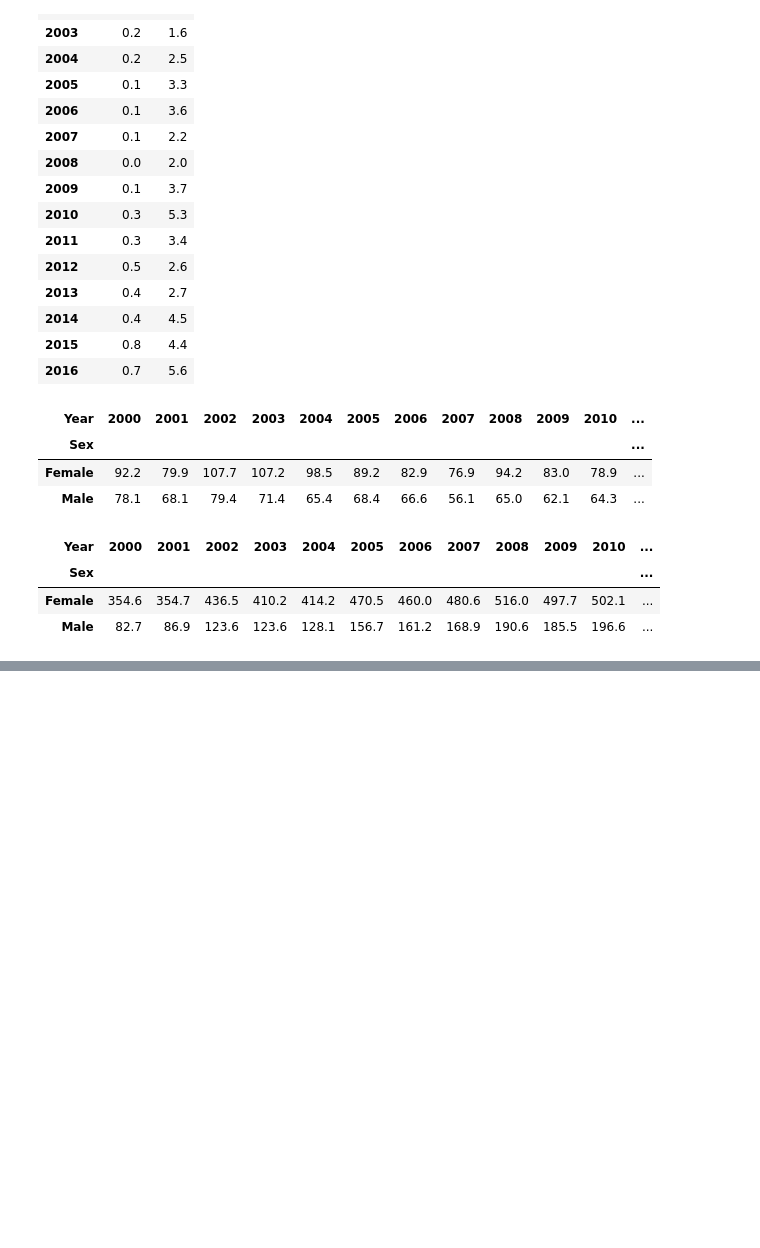
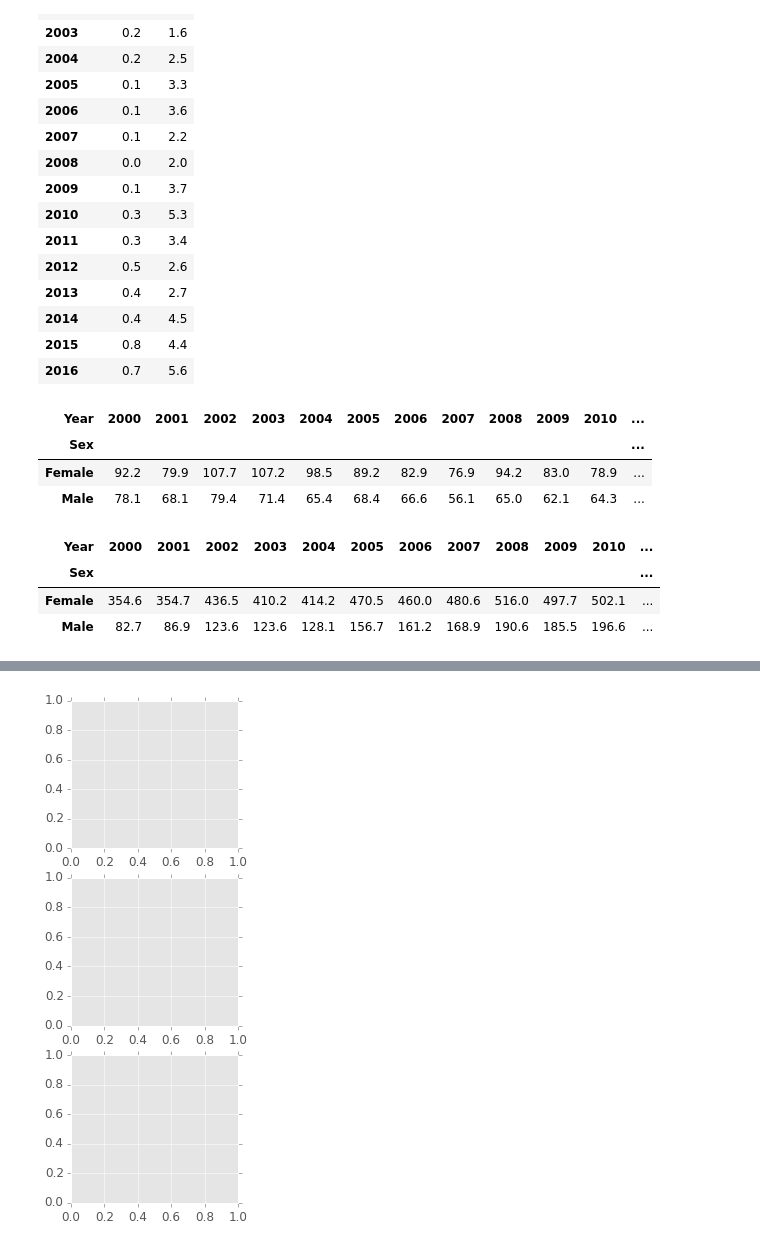
Before and after one commit to jakekara/cdc-preliminary-STD-2018, a Jupyter notebook: STDs CT versus US.ipynb, the cells around one changed output, grey strips where cells are left out. Cells and saved outputs as stored; diff of their text form; code cells hidden in the pictures; blank space fills up the shorter version.

```diff
--- a/STDs CT versus US.ipynb
+++ b/STDs CT versus US.ipynb
@@ -457,0 +455,4 @@ subg_timeline(sex[sex["Geography"] == "Connecticut"],subg_col="Sex",indicator='C
+# %%
+fig, axes = plt.subplots(nrows=3, ncols=1,figsize=(3,9))
+# %% [output]
+[figure, added]
```
Also changed, not shown: parts of 11 cells of this notebook.
